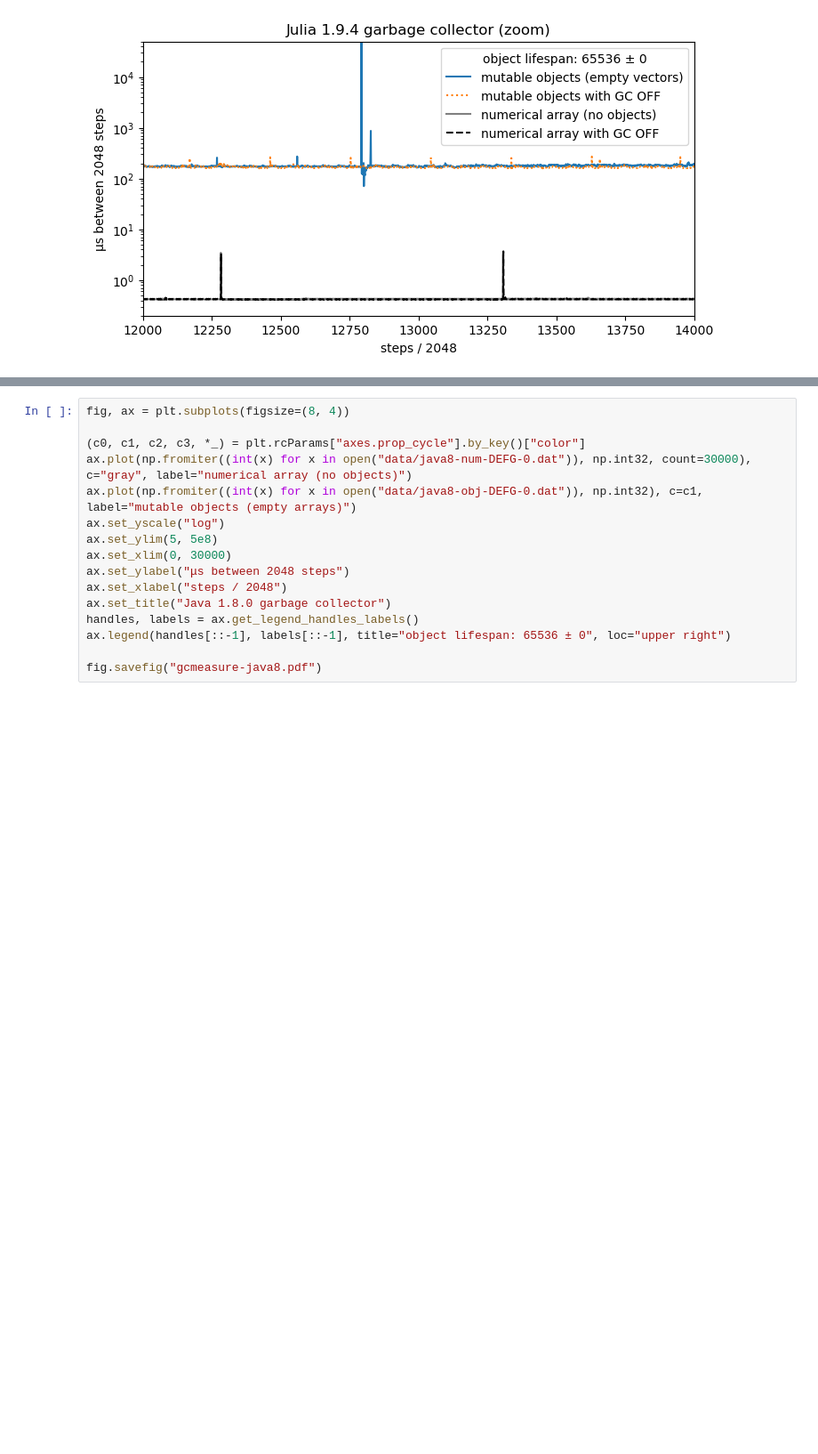
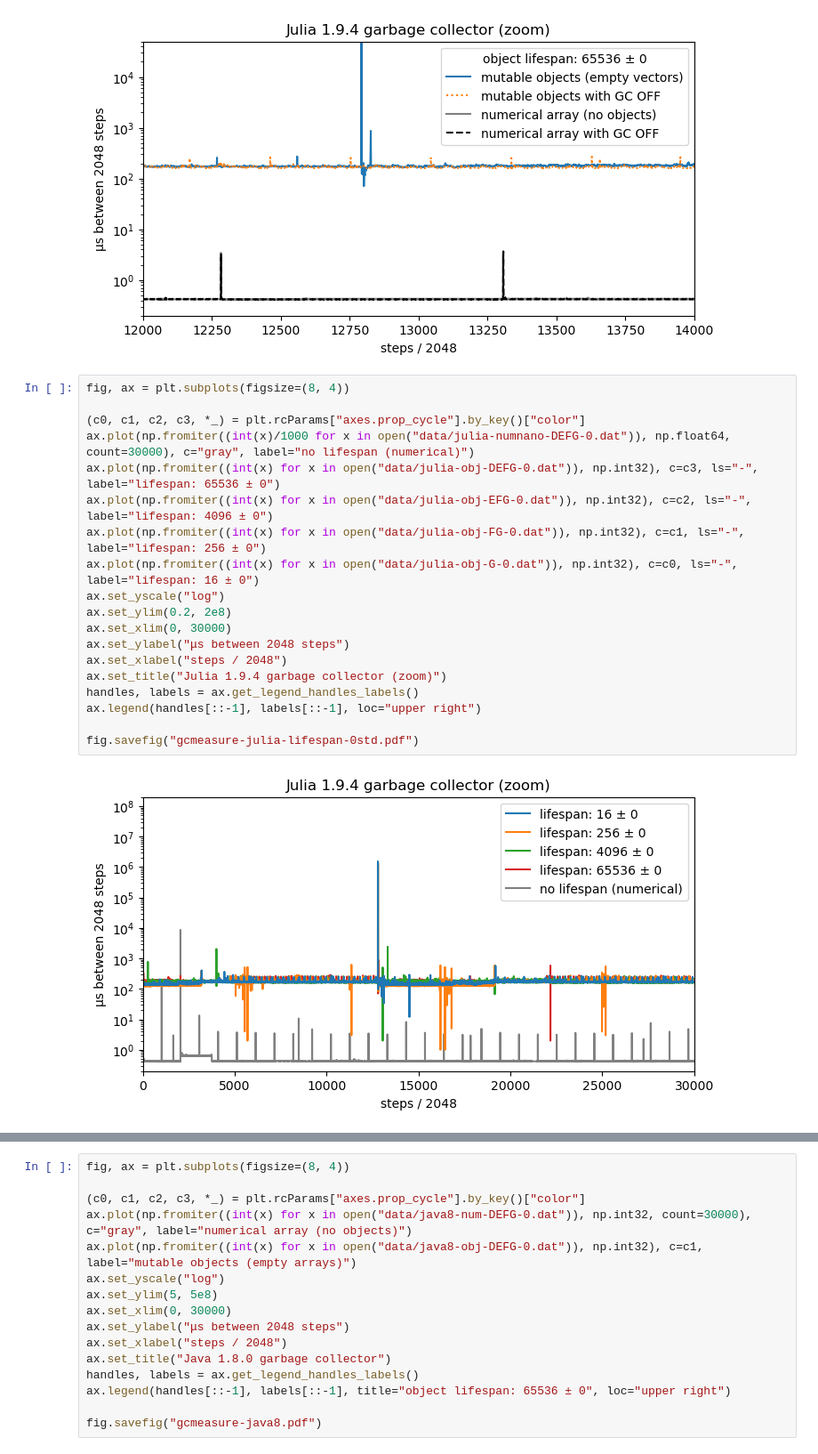
Before and after one commit to jpivarski-talks/2024-01-10-compute-accelerator-garbage-collectors, a Jupyter notebook: analysis.ipynb, the cells around one changed output, grey strips where cells are left out. Shown at 89% size. Saved outputs shown, nothing was run; the diff lists cells and outputs as text; blank space fills up the shorter version.

Commit message:
Also look at Julia GC by object lifespan.

```diff
--- a/analysis.ipynb
+++ b/analysis.ipynb
@@ -73,3 +73,24 @@ ax.legend(title="object lifespan: 65536 ± 0", loc="upper right")
 fig.savefig("gcmeasure-julia-zoom.pdf")
 # %% [output]
 [figure]
+# %%
+fig, ax = plt.subplots(figsize=(8, 4))
+
+(c0, c1, c2, c3, *_) = plt.rcParams["axes.prop_cycle"].by_key()["color"]
+ax.plot(np.fromiter((int(x)/1000 for x in open("data/julia-numnano-DEFG-0.dat")), np.float64, count=30000), c="gray", label="no lifespan (numerical)")
+ax.plot(np.fromiter((int(x) for x in open("data/julia-obj-DEFG-0.dat")), np.int32), c=c3, ls="-", label="lifespan: 65536 ± 0")
+ax.plot(np.fromiter((int(x) for x in open("data/julia-obj-EFG-0.dat")), np.int32), c=c2, ls="-", label="lifespan: 4096 ± 0")
+ax.plot(np.fromiter((int(x) for x in open("data/julia-obj-FG-0.dat")), np.int32), c=c1, ls="-", label="lifespan: 256 ± 0")
+ax.plot(np.fromiter((int(x) for x in open("data/julia-obj-G-0.dat")), np.int32), c=c0, ls="-", label="lifespan: 16 ± 0")
+ax.set_yscale("log")
+ax.set_ylim(0.2, 2e8)
+ax.set_xlim(0, 30000)
+ax.set_ylabel("μs between 2048 steps")
+ax.set_xlabel("steps / 2048")
+ax.set_title("Julia 1.9.4 garbage collector (zoom)")
+handles, labels = ax.get_legend_handles_labels()
+ax.legend(handles[::-1], labels[::-1], loc="upper right")
+
+fig.savefig("gcmeasure-julia-lifespan-0std.pdf")
+# %% [output]
+[figure, added]
```
Also changed, not shown: parts of 3 cells of this notebook, 3 other files.
